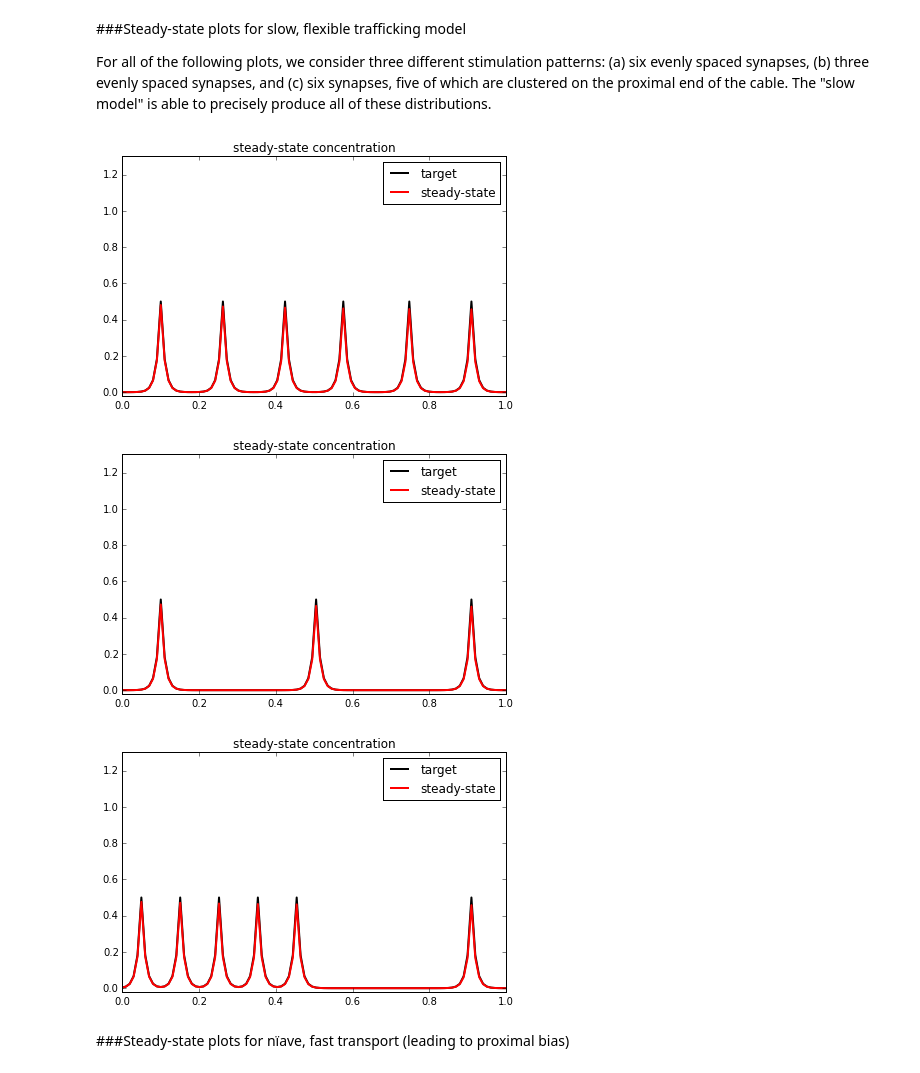
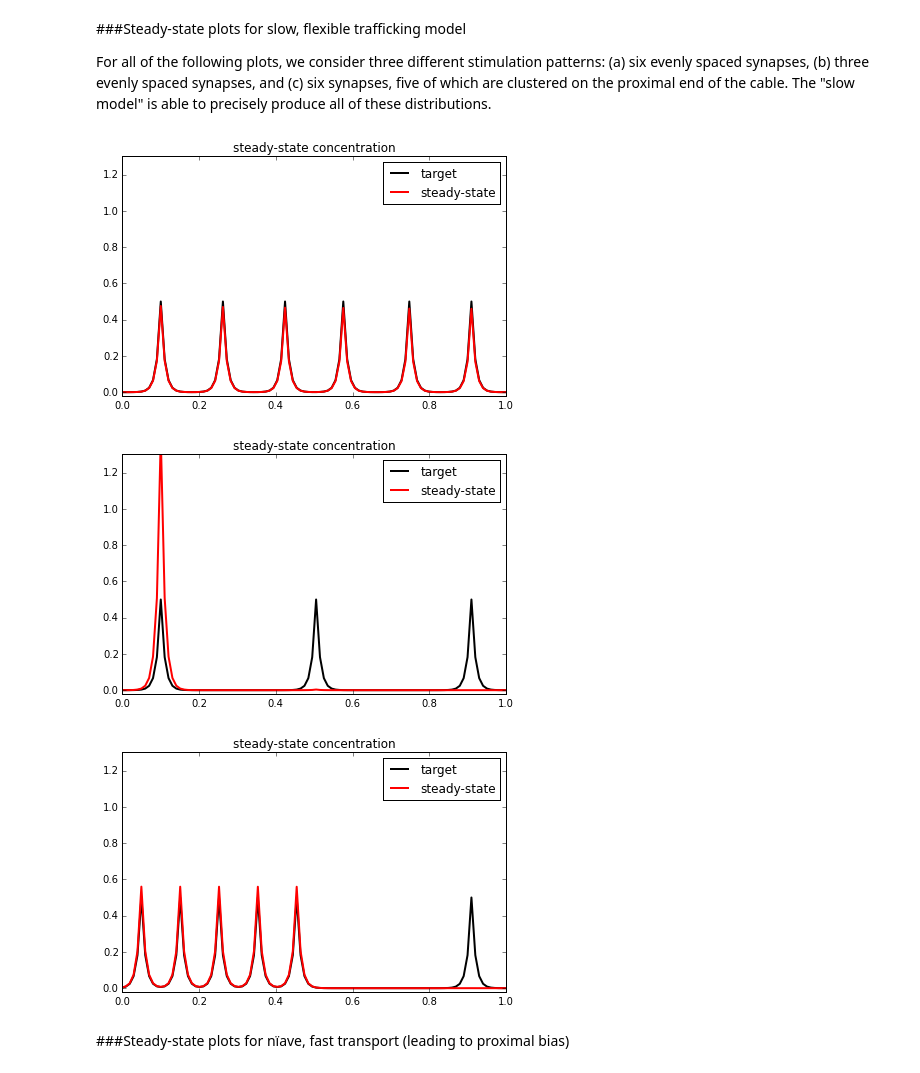
Before and after one commit to toleary/Williams-etal-Synaptic-Transport, a Jupyter notebook: code/06_cable_heterosynaptic/final-alternate.ipynb, the cells around one changed output. Drawn from its saved outputs; the diff is of its cells as text; code cells hidden in the pictures.

```diff
--- a/code/06_cable_heterosynaptic/final-alternate.ipynb
+++ b/code/06_cable_heterosynaptic/final-alternate.ipynb
@@ -178,13 +170,13 @@ animation.FuncAnimation(fig, animate, init_func=init, frames=nt, interval=100)
 
 For all of the following plots, we consider three different stimulation patterns: (a) six evenly spaced synapses, (b) three evenly spaced synapses, and (c) six synapses, five of which are clustered on the proximal end of the cable. The "slow model" is able to precisely produce all of these distributions.
 # %%
-save_steady_state('A1',6,timescale=1e-4)
-save_steady_state('A2',3,timescale=1e-4)
-save_steady_state('A3',6,timescale=1e-4,syn_loc=[0.05,0.15,0.25,0.35,0.45,0.9])
+save_steady_state('A1',6,timescale=1e-7)
+save_steady_state('A2',3,timescale=1e-7)
+save_steady_state('A3',6,timescale=1e-7,syn_loc=[0.05,0.15,0.25,0.35,0.45,0.9])
 # %% [output]
 [figure]
-[figure, old version]
+[figure, new version]
-[figure, old version]
+[figure, new version]
 # %% [markdown]
 ###Steady-state plots for nïave, fast transport (leading to proximal bias)
 # %%
```
Also changed, not shown: parts of 10 cells of this notebook, 7 other files.
